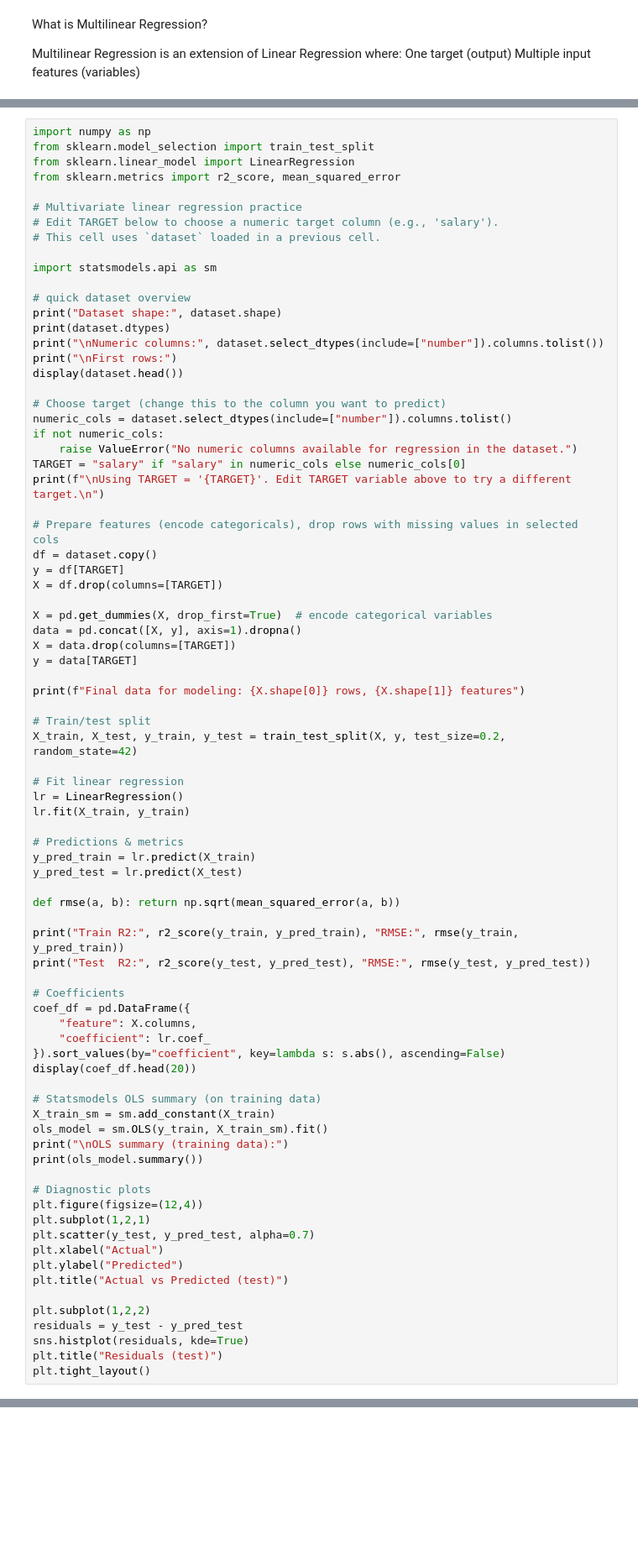
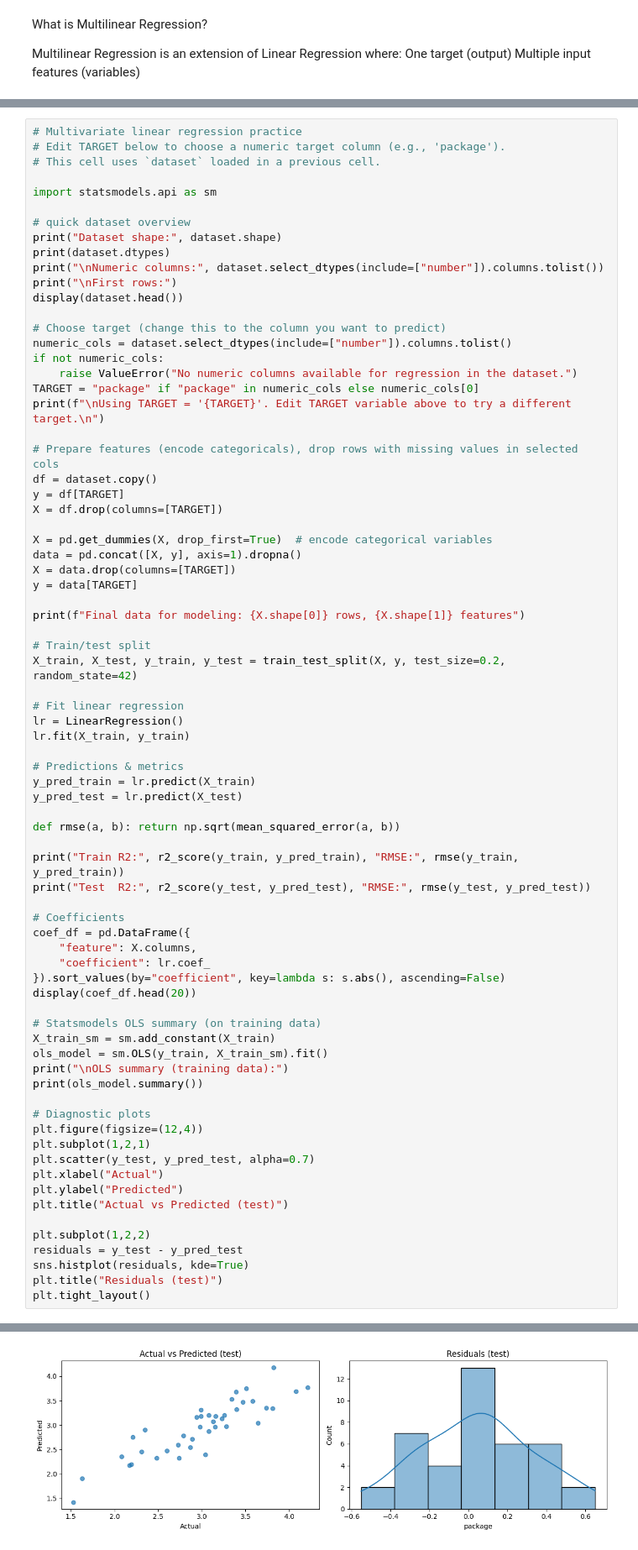
Before and after one commit to sana666-art/ml-daily-journal, a Jupyter notebook: notebooks/Machine Learning Models/Supervised learning Models/Regression Analysis/Multi_linear_regression.ipynb, the cells around one changed output, grey strips where cells are left out. Shown at 84% size. Saved outputs shown, nothing was run; the diff lists cells and outputs as text; blank space fills up the shorter version.

```diff
--- a/notebooks/Machine Learning Models/Supervised learning Models/Regression Analysis/Multi_linear_regression.ipynb
+++ b/notebooks/Machine Learning Models/Supervised learning Models/Regression Analysis/Multi_linear_regression.ipynb
@@ -27,11 +135,6 @@ else:
 # %%
-import numpy as np
-from sklearn.model_selection import train_test_split
-from sklearn.linear_model import LinearRegression
-from sklearn.metrics import r2_score, mean_squared_error
-
 # Multivariate linear regression practice
-# Edit TARGET below to choose a numeric target column (e.g., 'salary').
+# Edit TARGET below to choose a numeric target column (e.g., 'package').
 # This cell uses `dataset` loaded in a previous cell.
 
 import statsmodels.api as sm
@@ -47,7 +150,7 @@ display(dataset.head())
 numeric_cols = dataset.select_dtypes(include=["number"]).columns.tolist()
 if not numeric_cols:
 	raise ValueError("No numeric columns available for regression in the dataset.")
-TARGET = "salary" if "salary" in numeric_cols else numeric_cols[0]
+TARGET = "package" if "package" in numeric_cols else numeric_cols[0]
 print(f"\nUsing TARGET = '{TARGET}'. Edit TARGET variable above to try a different target.\n")
 
 # Prepare features (encode categoricals), drop rows with missing values in selected cols
@@ -109,0 +249 @@ Note: you may need to restart the kernel to use updated packages.
+[figure, added]
```
Also changed, not shown: parts of 15 cells of this notebook.
